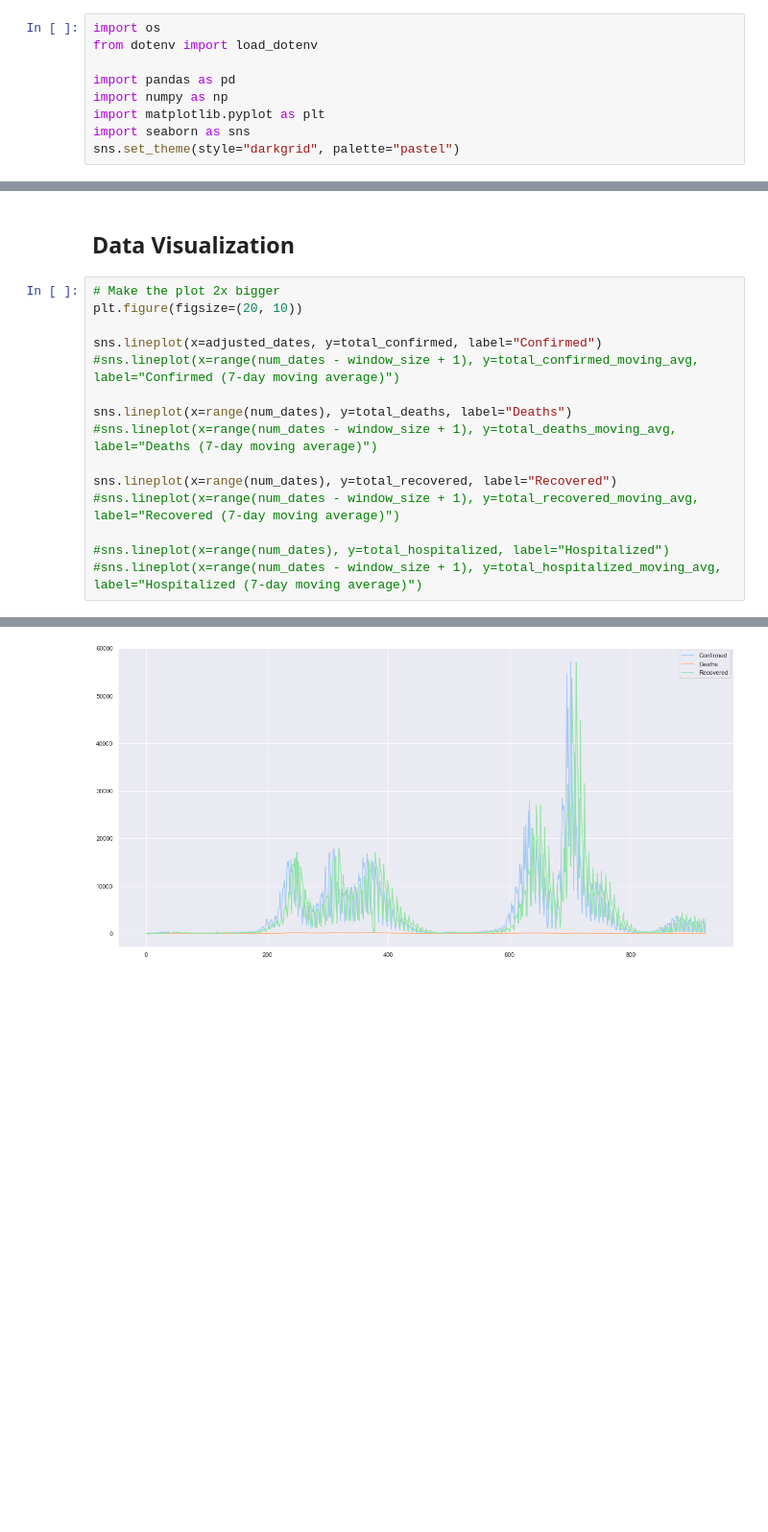
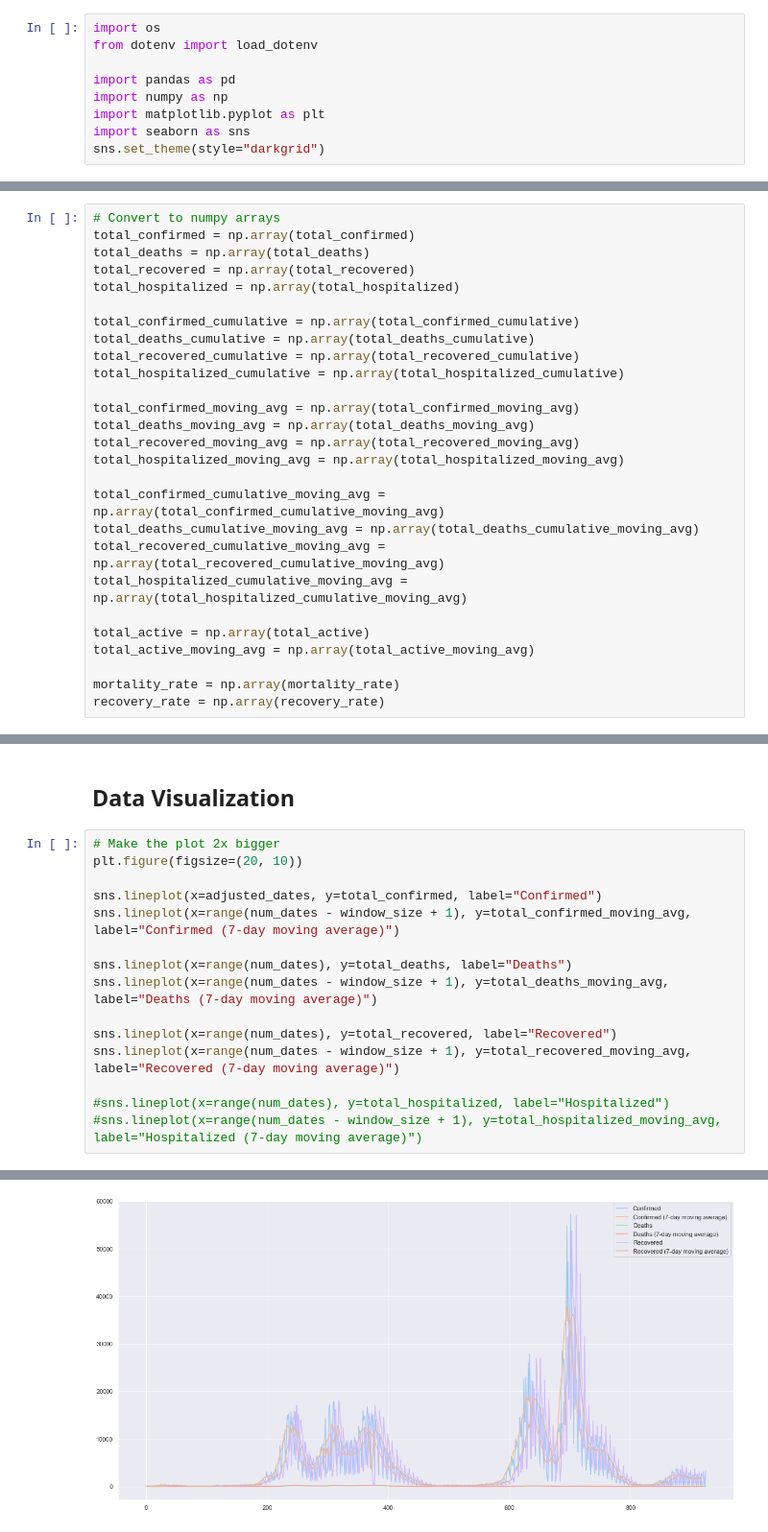
Before and after one commit to Tob028/CovidPrediction, a Jupyter notebook: notebook.ipynb, the cells around one changed output, grey strips where cells are left out. Shown at 96% size. Cells and saved outputs as stored; diff of their text form; blank space fills up the shorter version.

Commit message:
Numpy arrays

```diff
--- a/notebook.ipynb
+++ b/notebook.ipynb
@@ -11,7 +11,7 @@ import pandas as pd
 import numpy as np
 import matplotlib.pyplot as plt
 import seaborn as sns
-sns.set_theme(style="darkgrid", palette="pastel")
+sns.set_theme(style="darkgrid")
 # %% [markdown]
 ### Load the data
 # %%
@@ -113,3 +117,30 @@ total_active_moving_avg = moving_average(total_active)
+# %%
+# Convert to numpy arrays
+total_confirmed = np.array(total_confirmed)
+total_deaths = np.array(total_deaths)
+total_recovered = np.array(total_recovered)
+total_hospitalized = np.array(total_hospitalized)
+
+total_confirmed_cumulative = np.array(total_confirmed_cumulative)
+total_deaths_cumulative = np.array(total_deaths_cumulative)
+total_recovered_cumulative = np.array(total_recovered_cumulative)
+total_hospitalized_cumulative = np.array(total_hospitalized_cumulative)
+
+total_confirmed_moving_avg = np.array(total_confirmed_moving_avg)
+total_deaths_moving_avg = np.array(total_deaths_moving_avg)
+total_recovered_moving_avg = np.array(total_recovered_moving_avg)
+total_hospitalized_moving_avg = np.array(total_hospitalized_moving_avg)
+
+total_confirmed_cumulative_moving_avg = np.array(total_confirmed_cumulative_moving_avg)
+total_deaths_cumulative_moving_avg = np.array(total_deaths_cumulative_moving_avg)
+total_recovered_cumulative_moving_avg = np.array(total_recovered_cumulative_moving_avg)
+total_hospitalized_cumulative_moving_avg = np.array(total_hospitalized_cumulative_moving_avg)
+
+total_active = np.array(total_active)
+total_active_moving_avg = np.array(total_active_moving_avg)
+
+mortality_rate = np.array(mortality_rate)
+recovery_rate = np.array(recovery_rate)
 # %% [markdown]
 ## Future predictions
 # %%
@@ -121,18 +152,18 @@ adjusted_dates = future_forcast[:-10].flatten()
 # %%
 # Make the plot 2x bigger
 plt.figure(figsize=(20, 10))
 
 sns.lineplot(x=adjusted_dates, y=total_confirmed, label="Confirmed")
-#sns.lineplot(x=range(num_dates - window_size + 1), y=total_confirmed_moving_avg, label="Confirmed (7-day moving average)")
+sns.lineplot(x=range(num_dates - window_size + 1), y=total_confirmed_moving_avg, label="Confirmed (7-day moving average)")
 
 sns.lineplot(x=range(num_dates), y=total_deaths, label="Deaths")
-#sns.lineplot(x=range(num_dates - window_size + 1), y=total_deaths_moving_avg, label="Deaths (7-day moving average)")
+sns.lineplot(x=range(num_dates - window_size + 1), y=total_deaths_moving_avg, label="Deaths (7-day moving average)")
 
 sns.lineplot(x=range(num_dates), y=total_recovered, label="Recovered")
-#sns.lineplot(x=range(num_dates - window_size + 1), y=total_recovered_moving_avg, label="Recovered (7-day moving average)")
+sns.lineplot(x=range(num_dates - window_size + 1), y=total_recovered_moving_avg, label="Recovered (7-day moving average)")
 
 #sns.lineplot(x=range(num_dates), y=total_hospitalized, label="Hospitalized")
 #sns.lineplot(x=range(num_dates - window_size + 1), y=total_hospitalized_moving_avg, label="Hospitalized (7-day moving average)")
 # %% [output]
 <AxesSubplot:>
-[figure, old version]
+[figure, new version]
```
Also changed, not shown: parts of 4 cells of this notebook.
